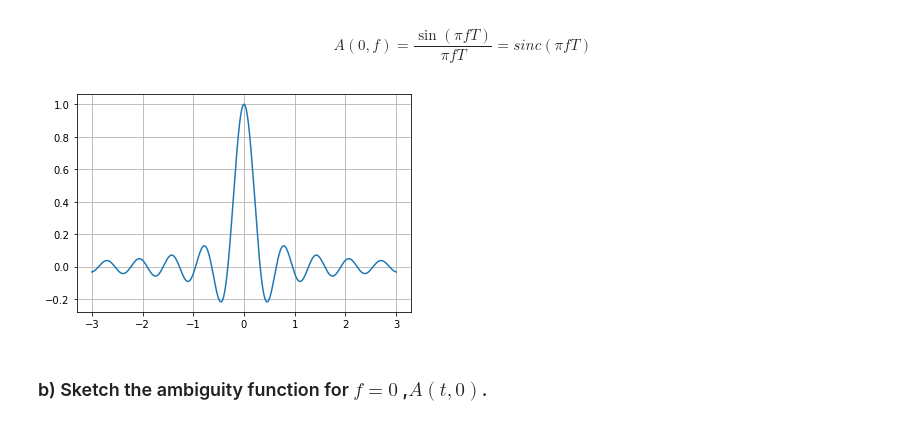
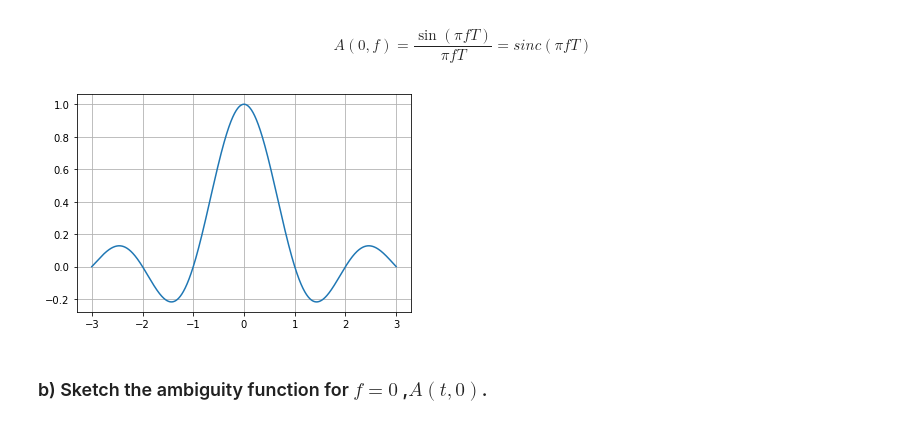
Before and after one commit to nbulk/WComm_Exercise, a Jupyter notebook: ofdm.ipynb, the cells around one changed output. Drawn from its saved outputs; the diff is of its cells as text; code cells hidden in the pictures.

```diff
--- a/ofdm.ipynb
+++ b/ofdm.ipynb
@@ -30,13 +30,13 @@ $$A(0,f) = \frac{\sin \left(\pi  f T \right)}{\pi  f T} = sinc(\pi f T)$$
 # %%
 f = np.arange(-3,3, 10**-3)
 T = 1
 
-signal = np.sinc(np.pi*f*T)
+signal = np.sinc(f*T)
 
 plt.plot(f, signal)
 plt.grid(True)
 # %% [output]
-[figure, old version]
+[figure, new version]
 # %% [markdown]
 ### b) Sketch the ambiguity function for $f=0$ ,$A\left( t, 0 \right)$.
 # %% [markdown]
```
Also changed, not shown: parts of 2 cells of this notebook.
